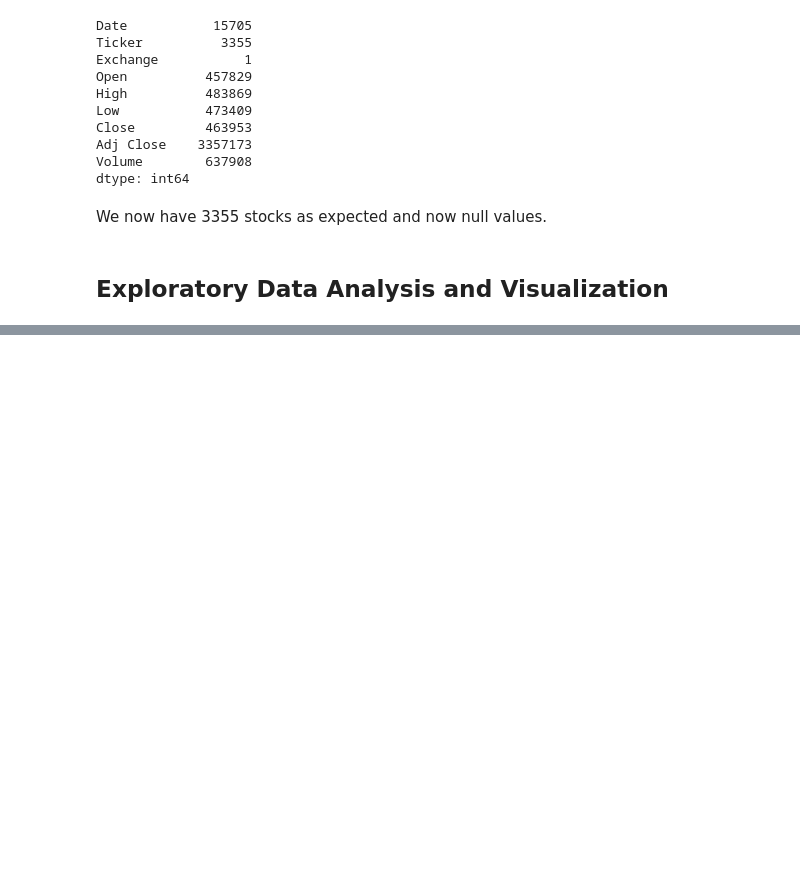
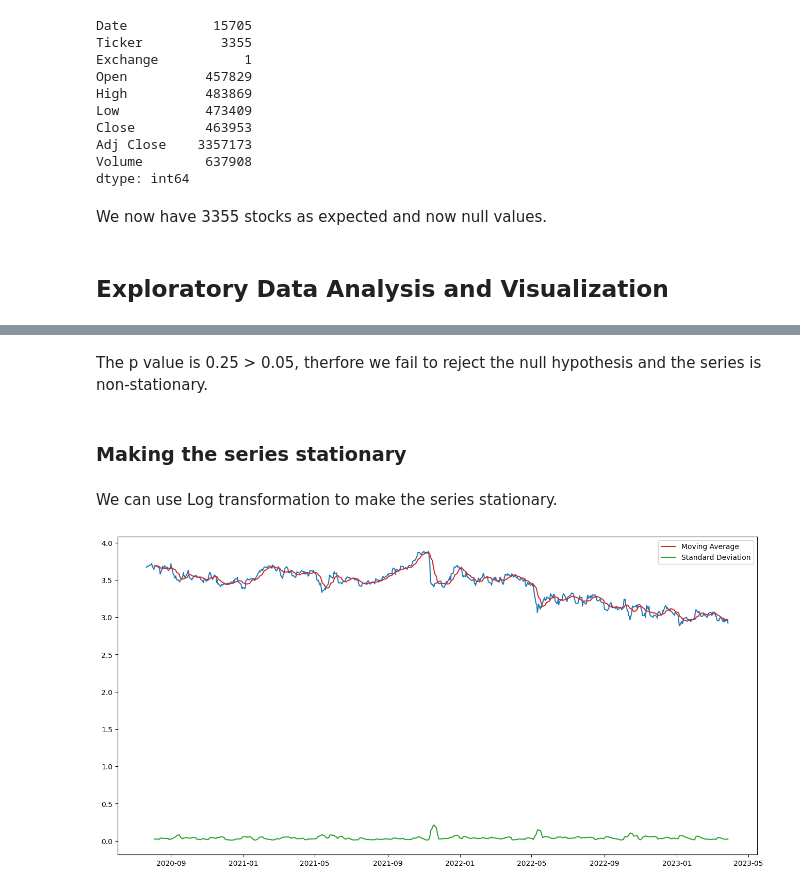
Before and after one commit to chaykovs/Finance-Projects, a Jupyter notebook: Stock Price Analysis/SC_Stock_Price_Analysis.ipynb, the cells around one changed output, grey strips where cells are left out. Drawn from its saved outputs; the diff is of its cells as text; code cells hidden in the pictures; blank space fills up the shorter version.

```diff
--- a/Stock Price Analysis/SC_Stock_Price_Analysis.ipynb
+++ b/Stock Price Analysis/SC_Stock_Price_Analysis.ipynb
@@ -228,0 +410,27 @@ stocks = df.iloc[:,1].unique()
+# %% [markdown]
+The p value is 0.25 > 0.05, therfore we fail to reject the null hypothesis and the series is non-stationary.
+# %% [markdown]
+### Making the series stationary
+# %% [markdown]
+We can use Log transformation to make the series stationary.
+# %%
+# Visualize the rolling mean and standard deviation after using log transformation
+plt.figure(figsize = (16, 8))
+
+df_log = np.log(df_train)
+
+MAvg = df_log.rolling(window = 10).mean()
+
+MStd = df_log.rolling(window = 10).std()
+
+plt.plot(df_log, color='tab:blue')
+
+plt.plot(MAvg, color='tab:red', label = 'Moving Average')
+
+plt.plot(MStd, color='tab:green', label = 'Standard Deviation')
+
+plt.legend()
+
+plt.show()
+# %% [output]
+[figure, added]
```
Also changed, not shown: parts of 34 cells of this notebook.
